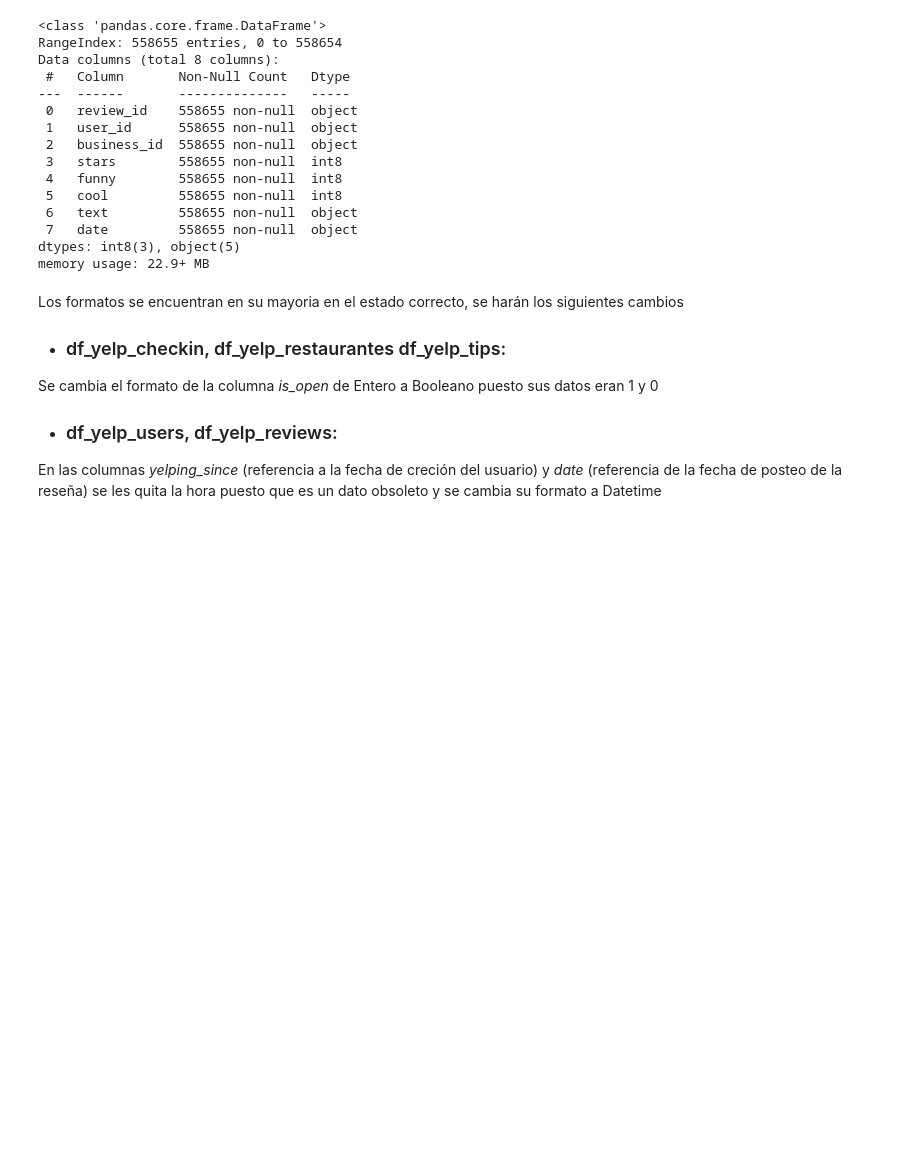
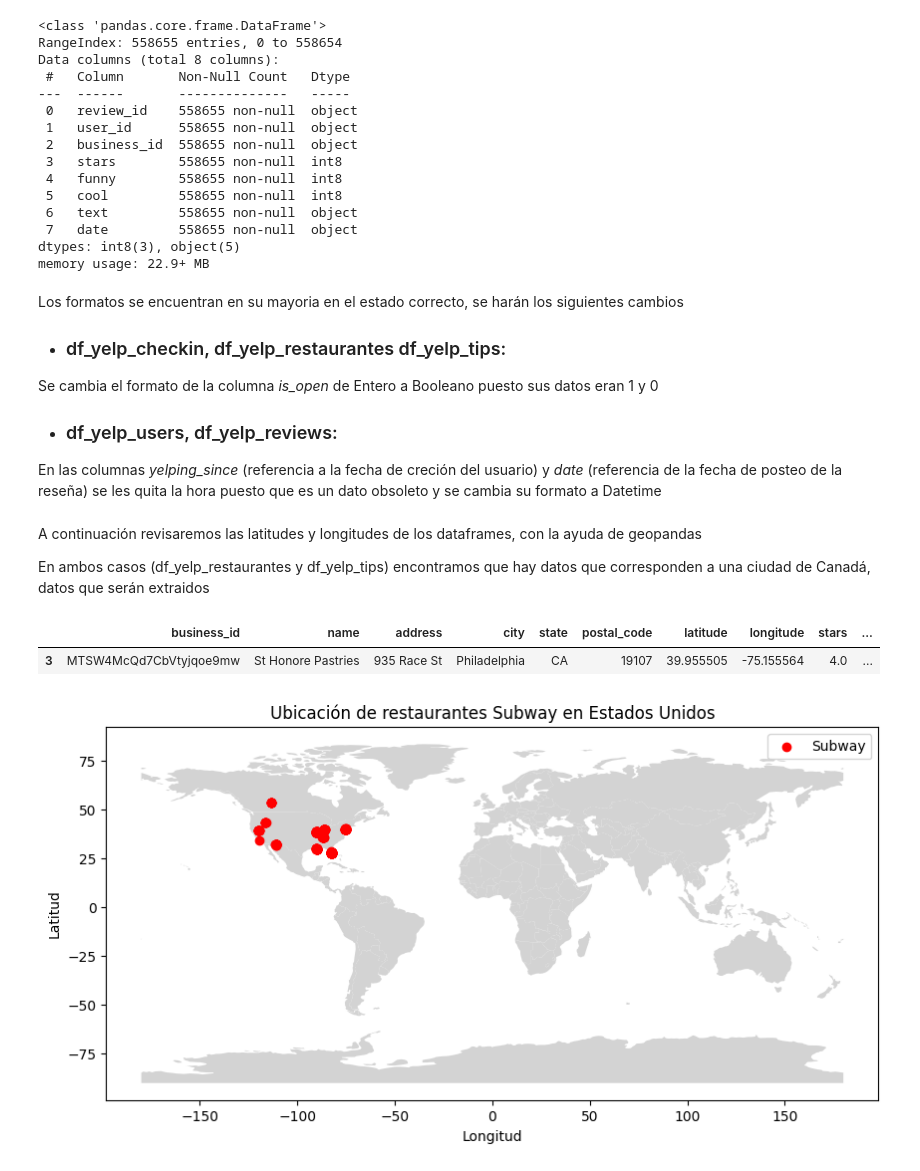
Before and after one commit to Aspirina180mg/PF_DATAPT07, a Jupyter notebook: EDA.ipynb, the cells around one changed output. Saved outputs shown, nothing was run; the diff lists cells and outputs as text; code cells hidden in the pictures; blank space fills up the shorter version.

```diff
--- a/EDA.ipynb
+++ b/EDA.ipynb
@@ -634,3 +690,25 @@ df_yelp_tips['is_open'] = df_yelp_tips['is_open'].astype(bool)
 df_yelp_users['yelping_since'] = pd.to_datetime(df_yelp_users['yelping_since'])
 df_yelp_reviews['date'] = pd.to_datetime(df_yelp_reviews['date'])
 df_yelp_reviews['date'] = df_yelp_reviews['date'].dt.date
+# %% [markdown]
+A continuación revisaremos las latitudes y longitudes de los dataframes, con la ayuda de geopandas
+
+En ambos casos (df_yelp_restaurantes y df_yelp_tips) encontramos que hay datos que corresponden a una ciudad de Canadá, datos que serán extraidos
+# %%
+df_yelp_restaurantes.head(1)
+# %% [output]
+|  | business_id | name | address | city | state | postal_code | latitude | longitude | stars | ... |
+| 3 | MTSW4McQd7CbVtyjqoe9mw | St Honore Pastries | 935 Race St | Philadelphia | CA | 19107 | 39.955505 | -75.155564 | 4.0 | ... |
+# %%
+subway_df_rest = df_yelp_restaurantes[df_yelp_restaurantes['name']== 'Subway']
+usa = gpd.read_file(gpd.datasets.get_path('naturalearth_lowres'))
+fig, ax = plt.subplots(figsize=(10, 6))
+usa.plot(ax=ax, color='lightgrey')
+ax.scatter(subway_df_rest['longitude'], subway_df_rest['latitude'], color='red', label='Subway')
+plt.title('Ubicación de restaurantes Subway en Estados Unidos')
+plt.xlabel('Longitud')
+plt.ylabel('Latitud')
+plt.legend()
+plt.show()
+# %% [output]
+[figure, added]
```
Also changed, not shown: parts of 18 cells of this notebook, 8 other files.
